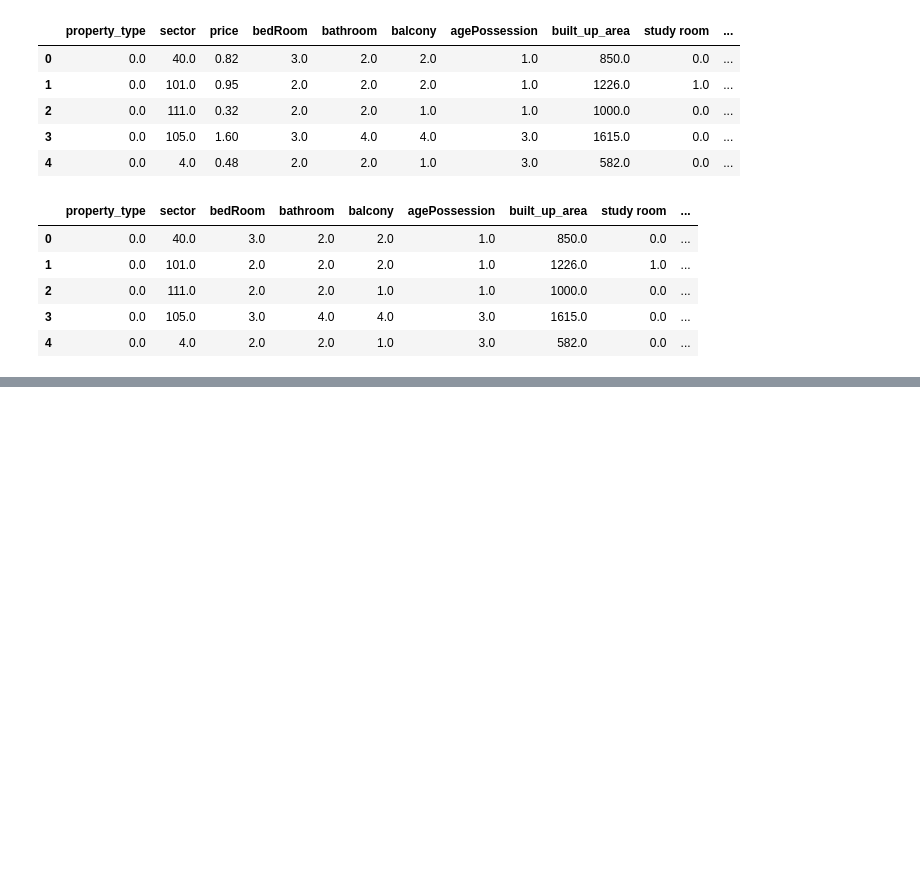
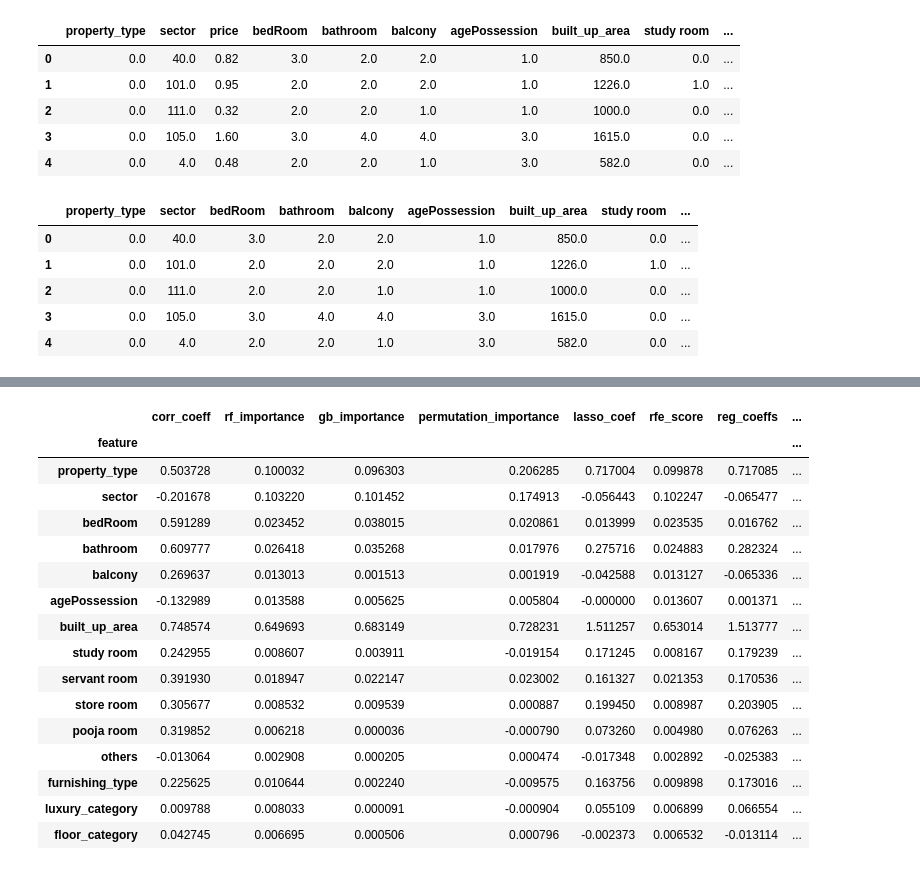
Before and after one commit to Data-Gyan/HousingAdvisor, a Jupyter notebook: featureSelection-featureEngineering.ipynb, the cells around one changed output, grey strips where cells are left out. Cells and saved outputs as stored; diff of their text form; code cells hidden in the pictures; blank space fills up the shorter version.

```diff
--- a/featureSelection-featureEngineering.ipynb
+++ b/featureSelection-featureEngineering.ipynb
@@ -199,6 +199,6 @@ data_label_encoded.head()
 | 3 | 0.0 | 105.0 | 1.60 | 3.0 | 4.0 | 4.0 | 3.0 | 1615.0 | 0.0 | ... |
 | 4 | 0.0 | 4.0 | 0.48 | 2.0 | 2.0 | 1.0 | 3.0 | 582.0 | 0.0 | ... |
 # %%
-x_label = data_label_encoded.drop(columns=['price'])
+X_label = data_label_encoded.drop(columns=['price'])
 y_label = data_label_encoded['price']
 # %%
@@ -212,0 +431,18 @@ x_label.head()
+# %%
+from sklearn.linear_model import LinearRegression
+from sklearn.model_selection import train_test_split
+from sklearn.preprocessing import StandardScaler
+
+scaler = StandardScaler()
+X_scaled = scaler.fit_transform(X_label)
+#X_train, X_test, y_train, y_test = train_test_split(X_scaled, test_size=0.02, random_state=42)
+
+lin_reg = LinearRegression()
+lin_reg.fit(X_scaled, y_label)
+
+lin_reg.coef_
+fi_df7 = pd.DataFrame({
+    'feature':X_label.columns,
+    'reg_coeffs':lin_reg.coef_
+}).sort_values(by='reg_coeffs', ascending=False)
+fi_df7
@@ -212,0 +468,15 @@ x_label.head()
+# %%
+import shap
+from sklearn.ensemble import RandomForestRegressor
+
+# compute SHAp value using trained Random forest model
+rf = RandomForestRegressor(n_estimators=100, random_state=42)
+rf.fit(X_label, y_label)
+
+# calculate shap values
+explainer = shap.TreeExplainer(rf)
+shap_values = explainer.shap_values(X_label)
+
+# Summing the abso;ute shap values across the all samples to get overall importance value
+shap_sum = np.abs(shap_values).mean(axis=0)
+shap_values
@@ -212,0 +497,28 @@ x_label.head()
+# %%
+fi_df8 = pd.DataFrame({
+    'feature': X_label.columns,
+    'SHAP_score': np.abs(shap_values).mean(axis=0)
+}).sort_values(by='SHAP_score', ascending=False)
+# %%
+final_fi_df = fi_df1.merge(fi_df2, on='feature').merge(fi_df3, on='feature')
+final_fi_df = final_fi_df.merge(fi_df4, on='feature').merge(fi_df5, on='feature')
+final_df = final_fi_df.merge(fi_df6, on='feature').merge(fi_df7, on='feature').merge(fi_df8, on='feature')
+final_df.set_index('feature')
+# %% [output]
+|  | corr_coeff | rf_importance | gb_importance | permutation_importance | lasso_coef | rfe_score | reg_coeffs | ... |
+| feature |  |  |  |  |  |  |  | ... |
+| property_type | 0.503728 | 0.100032 | 0.096303 | 0.206285 | 0.717004 | 0.099878 | 0.717085 | ... |
+| sector | -0.201678 | 0.103220 | 0.101452 | 0.174913 | -0.056443 | 0.102247 | -0.065477 | ... |
+| bedRoom | 0.591289 | 0.023452 | 0.038015 | 0.020861 | 0.013999 | 0.023535 | 0.016762 | ... |
+| bathroom | 0.609777 | 0.026418 | 0.035268 | 0.017976 | 0.275716 | 0.024883 | 0.282324 | ... |
+| balcony | 0.269637 | 0.013013 | 0.001513 | 0.001919 | -0.042588 | 0.013127 | -0.065336 | ... |
+| agePossession | -0.132989 | 0.013588 | 0.005625 | 0.005804 | -0.000000 | 0.013607 | 0.001371 | ... |
+| built_up_area | 0.748574 | 0.649693 | 0.683149 | 0.728231 | 1.511257 | 0.653014 | 1.513777 | ... |
+| study room | 0.242955 | 0.008607 | 0.003911 | -0.019154 | 0.171245 | 0.008167 | 0.179239 | ... |
+| servant room | 0.391930 | 0.018947 | 0.022147 | 0.023002 | 0.161327 | 0.021353 | 0.170536 | ... |
+| store room | 0.305677 | 0.008532 | 0.009539 | 0.000887 | 0.199450 | 0.008987 | 0.203905 | ... |
+| pooja room | 0.319852 | 0.006218 | 0.000036 | -0.000790 | 0.073260 | 0.004980 | 0.076263 | ... |
+| others | -0.013064 | 0.002908 | 0.000205 | 0.000474 | -0.017348 | 0.002892 | -0.025383 | ... |
+| furnishing_type | 0.225625 | 0.010644 | 0.002240 | -0.009575 | 0.163756 | 0.009898 | 0.173016 | ... |
+| luxury_category | 0.009788 | 0.008033 | 0.000091 | -0.000904 | 0.055109 | 0.006899 | 0.066554 | ... |
+| floor_category | 0.042745 | 0.006695 | 0.000506 | 0.000796 | -0.002373 | 0.006532 | -0.013114 | ... |
```
Also changed, not shown: parts of 26 cells of this notebook, 1 other file.
